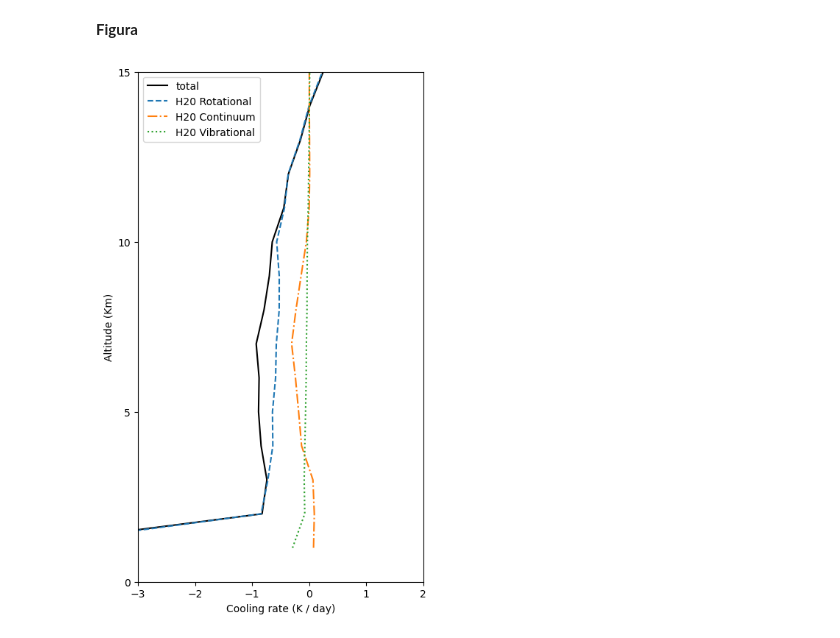
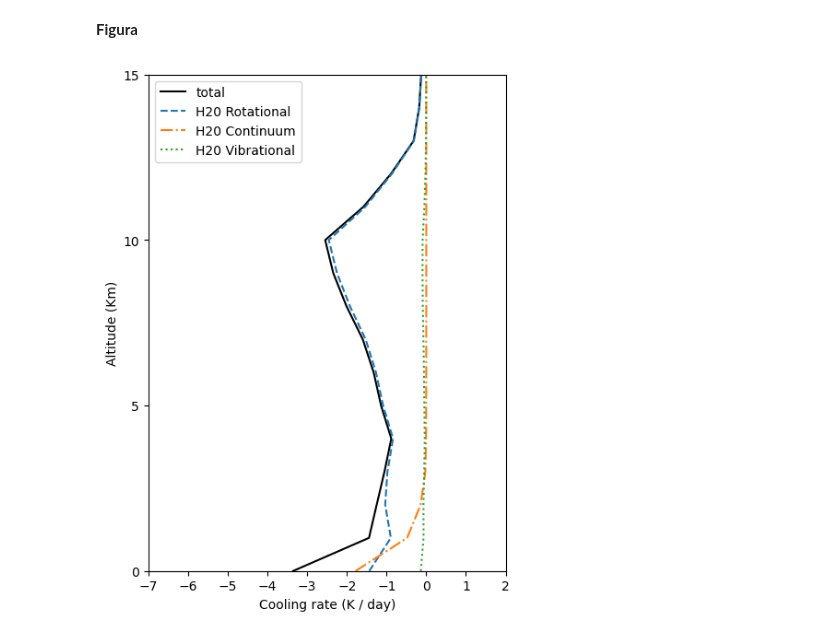
Before and after one commit to Lucas-Me/Rad-PPGM, a Jupyter notebook: exemplo.ipynb, the cells around one changed output. Cells and saved outputs as stored; diff of their text form; code cells hidden in the pictures.

Commit message:
Ajuste na taxa de resfriamento

```diff
--- a/exemplo.ipynb
+++ b/exemplo.ipynb
@@ -201,29 +77,53 @@ df['cr_nc_all'] = cooling_rate.no_clouds(
+# %%
+# ------------- SIGLAS -------------
+# cr = cooling rate
+
+# nc = no clouds
+
+# rot = rotational
+# cont = continuum
+# vib = vibrational
+# all =  all bands (rot + cont + vib)
+
+modelo = cooling_rate.CoolingRate(
+    T = df['temp'].values,
+    u = df['u'].values,
+    q = df['mixr'].values,
+    p = df['pres'].values,
+    Qv = df['water_density'].values * 1e-3 # [kg / m^3]
+    )
+
+# Taxa de resfriamento [K / day]
+df['cr_nc_rot'] = modelo.clear_sky(band = 'rot')
+df['cr_nc_cont'] = modelo.clear_sky(band = 'cont')
+df['cr_nc_vib'] = modelo.clear_sky(band = 'vib')
+df['cr_nc_all'] = modelo.clear_sky(band = 'all')
 # %% [markdown]
 **Figura**
 # %%
-fig, ax  = plt.subplots(figsize = (5, 9))
+fig, ax  = plt.subplots(figsize = (5, 7))
 
 ax.plot(df['cr_nc_all'], df['hght'] * 1e-3, linestyle = 'solid', color = 'k', label = 'total')
 ax.plot(df['cr_nc_rot'], df['hght'] * 1e-3, linestyle =  'dashed', label = 'H20 Rotational')
 ax.plot(df['cr_nc_cont'], df['hght'] * 1e-3, linestyle = 'dashdot', label = 'H20 Continuum')
 ax.plot(df['cr_nc_vib'], df['hght'] * 1e-3, linestyle = 'dotted', label = 'H20 Vibrational')
 
 # Eixo Y
 ax.set_ylim(0, 15)
 ax.set_yticks([0, 5, 10, 15])
 
 # Eixo X
 left, right = ax.get_xlim()
 ax.set_xticks(np.arange(-20, 20, 1))
-ax.set_xlim(-3, 2)
+ax.set_xlim(-7, 2)
 
 # Textos
 ax.set_ylabel("Altitude (Km)")
 ax.set_xlabel("Cooling rate (K / day)")
 
 # Legenda
 plt.legend()
 
 plt.show()
 # %% [output]
-[figure, old version]
+[figure, new version]
```
Also changed, not shown: parts of 4 cells of this notebook, 4 other files.
